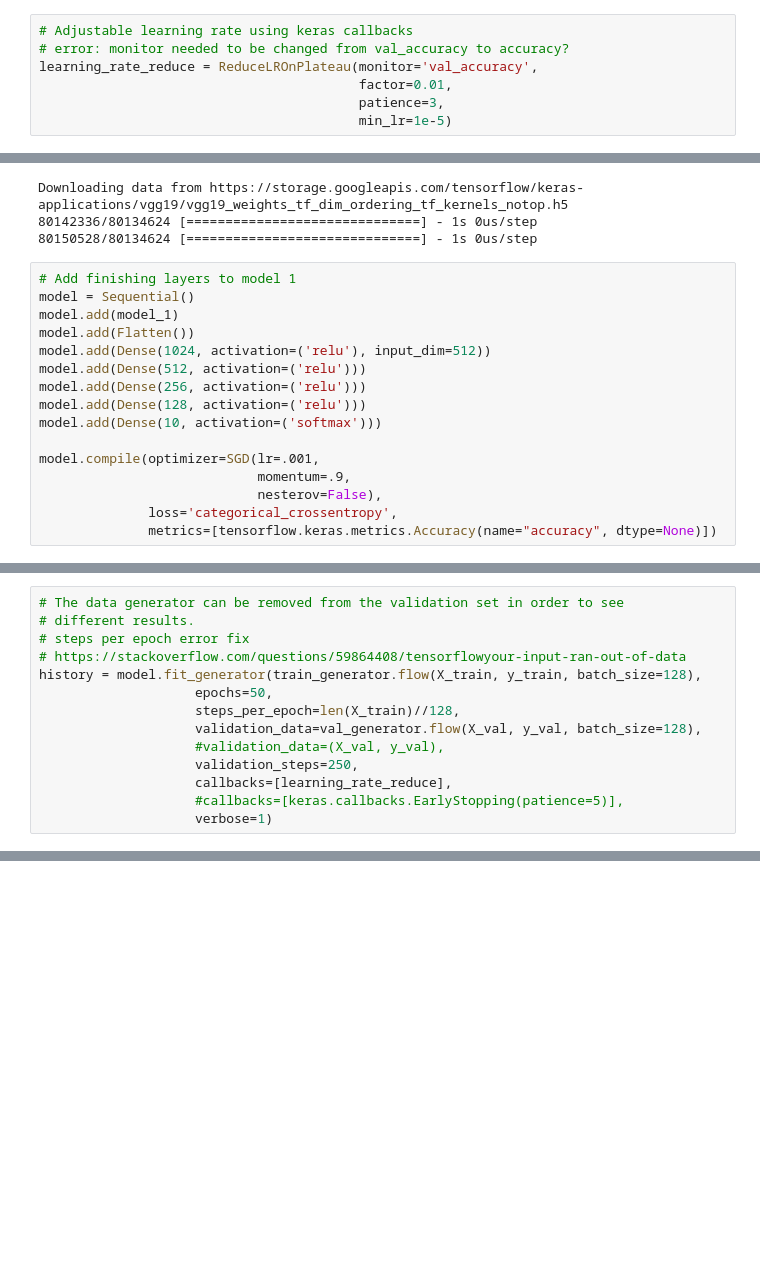
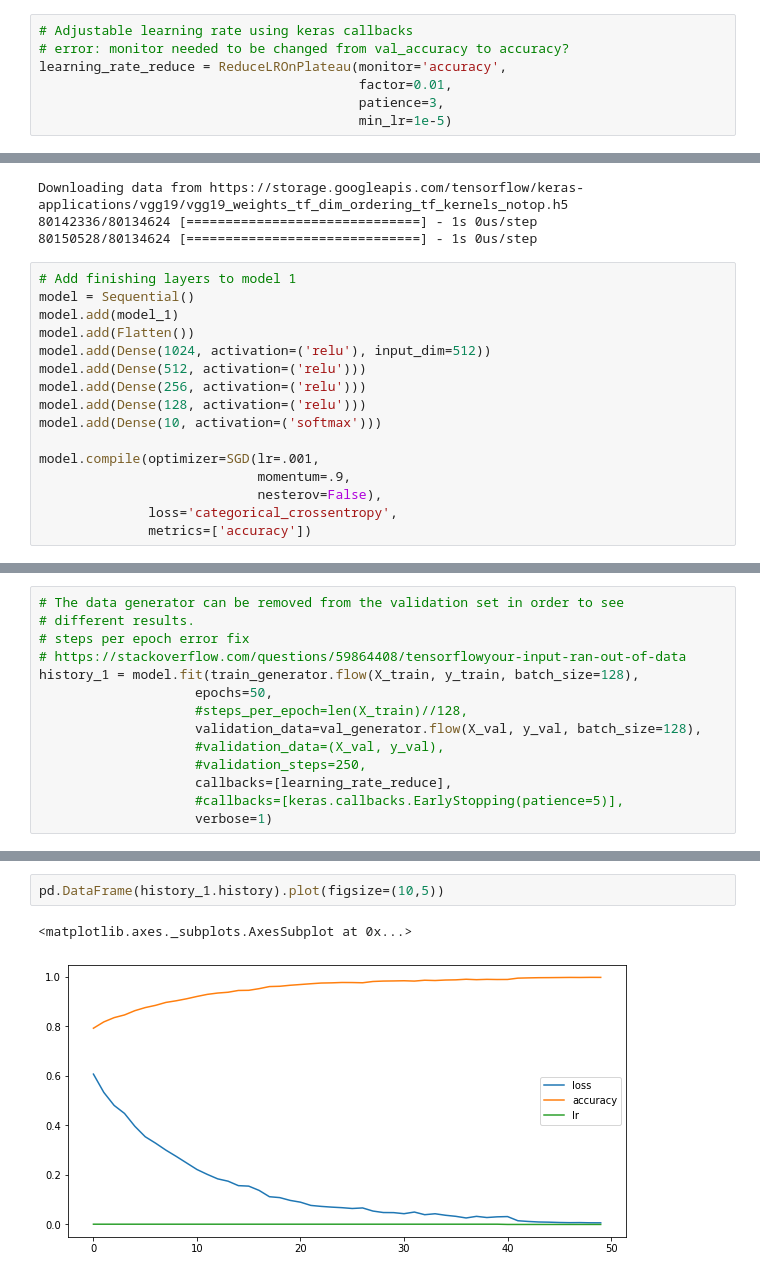
Before and after one commit to NeymanThomas/4499-Assignments, a Jupyter notebook: Homework-4/Homework_4.ipynb, the cells around one changed output, grey strips where cells are left out. Drawn from its saved outputs; the diff is of its cells as text; blank space fills up the shorter version.

```diff
--- a/Homework-4/Homework_4.ipynb
+++ b/Homework-4/Homework_4.ipynb
@@ -93,7 +91,7 @@ test_generator.fit(X_test)
 # %%
 # Adjustable learning rate using keras callbacks
 # error: monitor needed to be changed from val_accuracy to accuracy?
-learning_rate_reduce = ReduceLROnPlateau(monitor='val_accuracy',
+learning_rate_reduce = ReduceLROnPlateau(monitor='accuracy',
                                          factor=0.01,
                                          patience=3,
                                          min_lr=1e-5)
@@ -122,7 +120,7 @@ model.compile(optimizer=SGD(lr=.001,
                             momentum=.9,
                             nesterov=False),
               loss='categorical_crossentropy',
-              metrics=[tensorflow.keras.metrics.Accuracy(name="accuracy", dtype=None)])
+              metrics=['accuracy'])
 # %%
 model.summary()
 # %% [output]
@@ -156,12 +146,12 @@ adam=Adam(lr=learn_rate, beta_1=0.9, beta_2=0.999, epsilon=None, decay=0.0, amsg
 # different results.
 # steps per epoch error fix
 # https://stackoverflow.com/questions/59864408/tensorflowyour-input-ran-out-of-data
-history = model.fit_generator(train_generator.flow(X_train, y_train, batch_size=128),
+history_1 = model.fit(train_generator.flow(X_train, y_train, batch_size=128),
                     epochs=50,
-                    steps_per_epoch=len(X_train)//128,
+                    #steps_per_epoch=len(X_train)//128,
                     validation_data=val_generator.flow(X_val, y_val, batch_size=128),
                     #validation_data=(X_val, y_val),
-                    validation_steps=250,
+                    #validation_steps=250,
                     callbacks=[learning_rate_reduce],
                     #callbacks=[keras.callbacks.EarlyStopping(patience=5)],
                     verbose=1)
@@ -172,0 +163,5 @@ KeyboardInterrupt: ignored
+# %%
+pd.DataFrame(history_1.history).plot(figsize=(10,5))
+# %% [output]
+<matplotlib.axes._subplots.AxesSubplot at 0x...>
+[figure, added]
```
Also changed, not shown: parts of 50 cells of this notebook.
